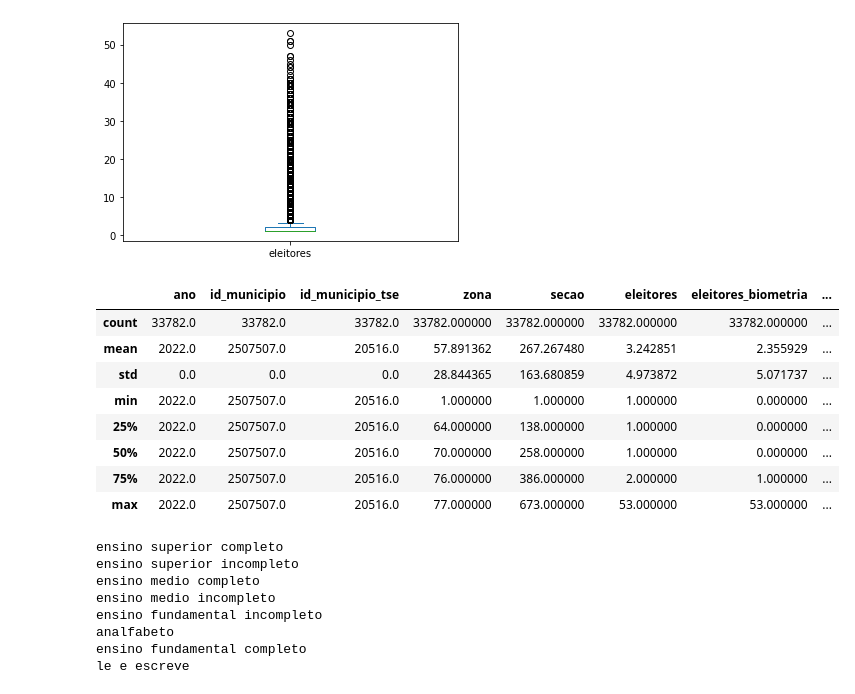
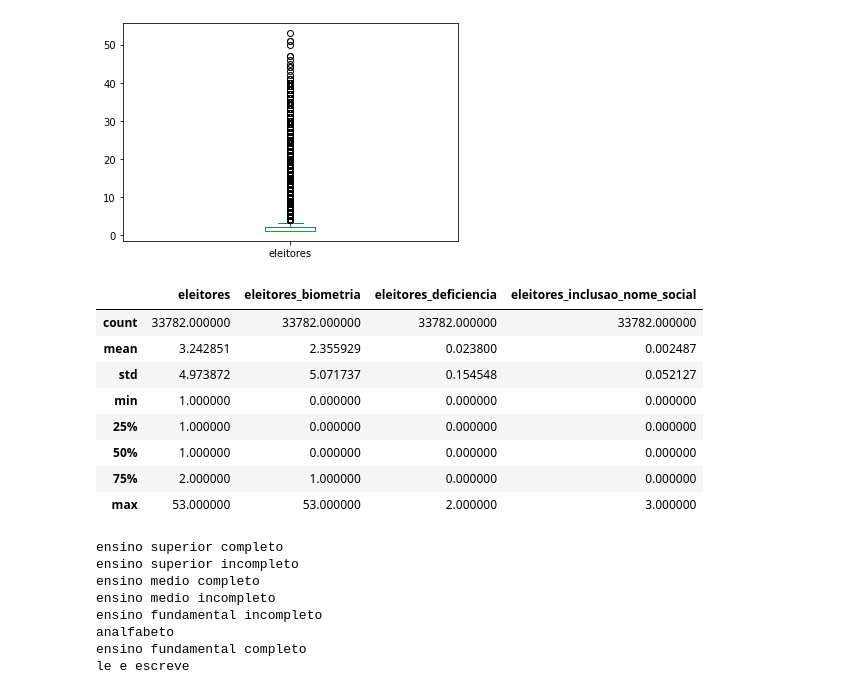
Before and after one commit to NigGusta/ICD-Projeto-Final, a Jupyter notebook: exploracao_inicial_perfil_eleitorado.ipynb, the cells around one changed output. Cells and saved outputs as stored; diff of their text form; code cells hidden in the pictures.

```diff
--- a/exploracao_inicial_perfil_eleitorado.ipynb
+++ b/exploracao_inicial_perfil_eleitorado.ipynb
@@ -9,4 +9,6 @@ perfil_secao.head(3)
 | 0 | 2022 | PB | 2507507 | 20516 | biometrico | 76 | 179 | feminino | ... |
 | 1 | 2022 | PB | 2507507 | 20516 | biometrico | 77 | 288 | feminino | ... |
 | 2 | 2022 | PB | 2507507 | 20516 | biometrico | 76 | 10 | masculino | ... |
+# %%
+perfil_secao.drop(columns=['ano', 'sigla_uf', 'id_municipio', 'id_municipio_tse', 'situacao_biometria'], inplace=True)
 # %%
@@ -15,17 +17,17 @@ c.eleitores.plot(kind='box')
 <AxesSubplot:>
 [figure]
 # %%
-perfil_secao.describe()
+perfil_secao[['eleitores', 'eleitores_biometria', 'eleitores_deficiencia', 'eleitores_inclusao_nome_social']].describe()
 # %% [output]
-|  | ano | id_municipio | id_municipio_tse | zona | secao | eleitores | eleitores_biometria | ... |
-| count | 33782.0 | 33782.0 | 33782.0 | 33782.000000 | 33782.000000 | 33782.000000 | 33782.000000 | ... |
-| mean | 2022.0 | 2507507.0 | 20516.0 | 57.891362 | 267.267480 | 3.242851 | 2.355929 | ... |
-| std | 0.0 | 0.0 | 0.0 | 28.844365 | 163.680859 | 4.973872 | 5.071737 | ... |
-| min | 2022.0 | 2507507.0 | 20516.0 | 1.000000 | 1.000000 | 1.000000 | 0.000000 | ... |
-| 25% | 2022.0 | 2507507.0 | 20516.0 | 64.000000 | 138.000000 | 1.000000 | 0.000000 | ... |
-| 50% | 2022.0 | 2507507.0 | 20516.0 | 70.000000 | 258.000000 | 1.000000 | 0.000000 | ... |
-| 75% | 2022.0 | 2507507.0 | 20516.0 | 76.000000 | 386.000000 | 2.000000 | 1.000000 | ... |
-| max | 2022.0 | 2507507.0 | 20516.0 | 77.000000 | 673.000000 | 53.000000 | 53.000000 | ... |
+|  | eleitores | eleitores_biometria | eleitores_deficiencia | eleitores_inclusao_nome_social |
+| count | 33782.000000 | 33782.000000 | 33782.000000 | 33782.000000 |
+| mean | 3.242851 | 2.355929 | 0.023800 | 0.002487 |
+| std | 4.973872 | 5.071737 | 0.154548 | 0.052127 |
+| min | 1.000000 | 0.000000 | 0.000000 | 0.000000 |
+| 25% | 1.000000 | 0.000000 | 0.000000 | 0.000000 |
+| 50% | 1.000000 | 0.000000 | 0.000000 | 0.000000 |
+| 75% | 2.000000 | 1.000000 | 0.000000 | 0.000000 |
+| max | 53.000000 | 53.000000 | 2.000000 | 3.000000 |
 # %%
 ## Valores unicos na coluna instrucao
 for i in perfil_secao.instrucao.unique():
```
Also changed, not shown: parts of 1 cell of this notebook, 1 other file.
